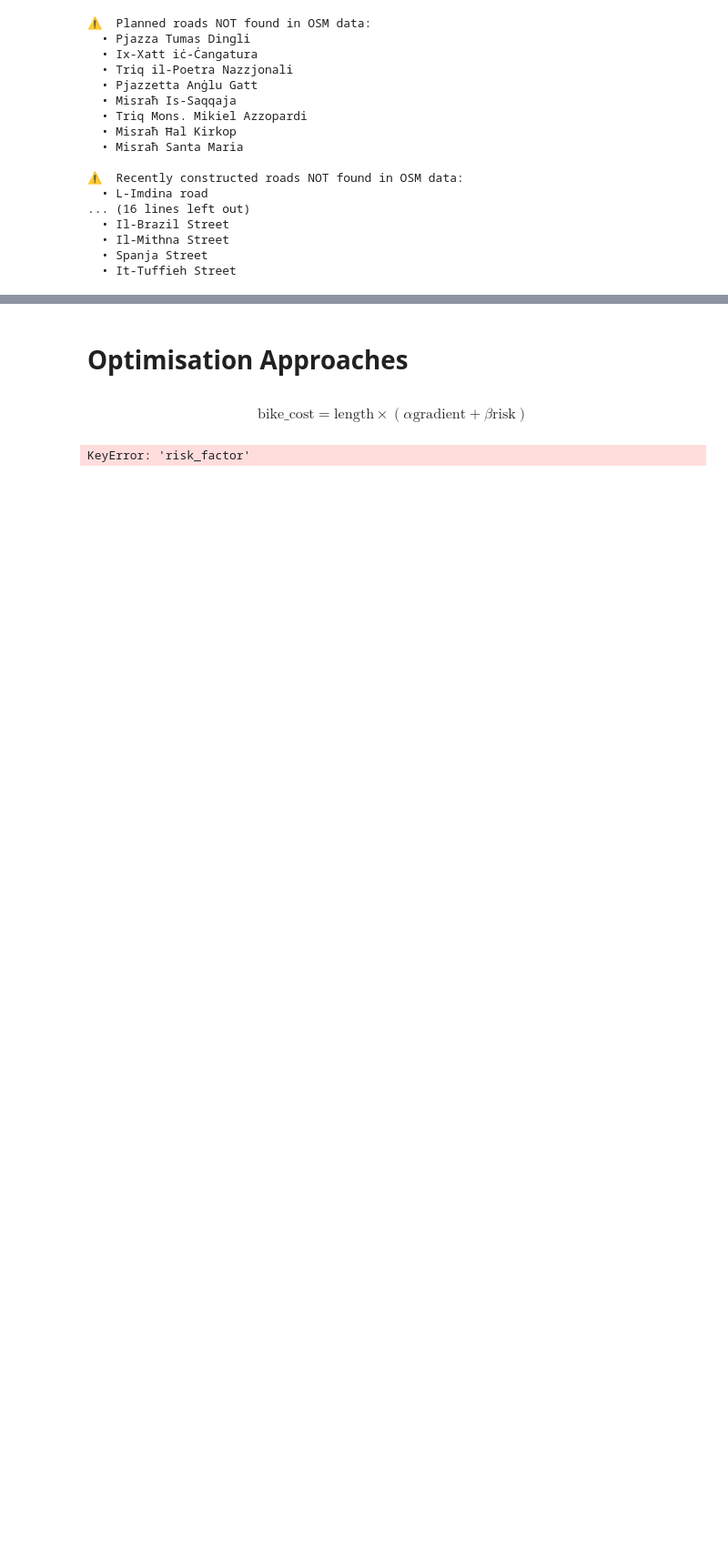
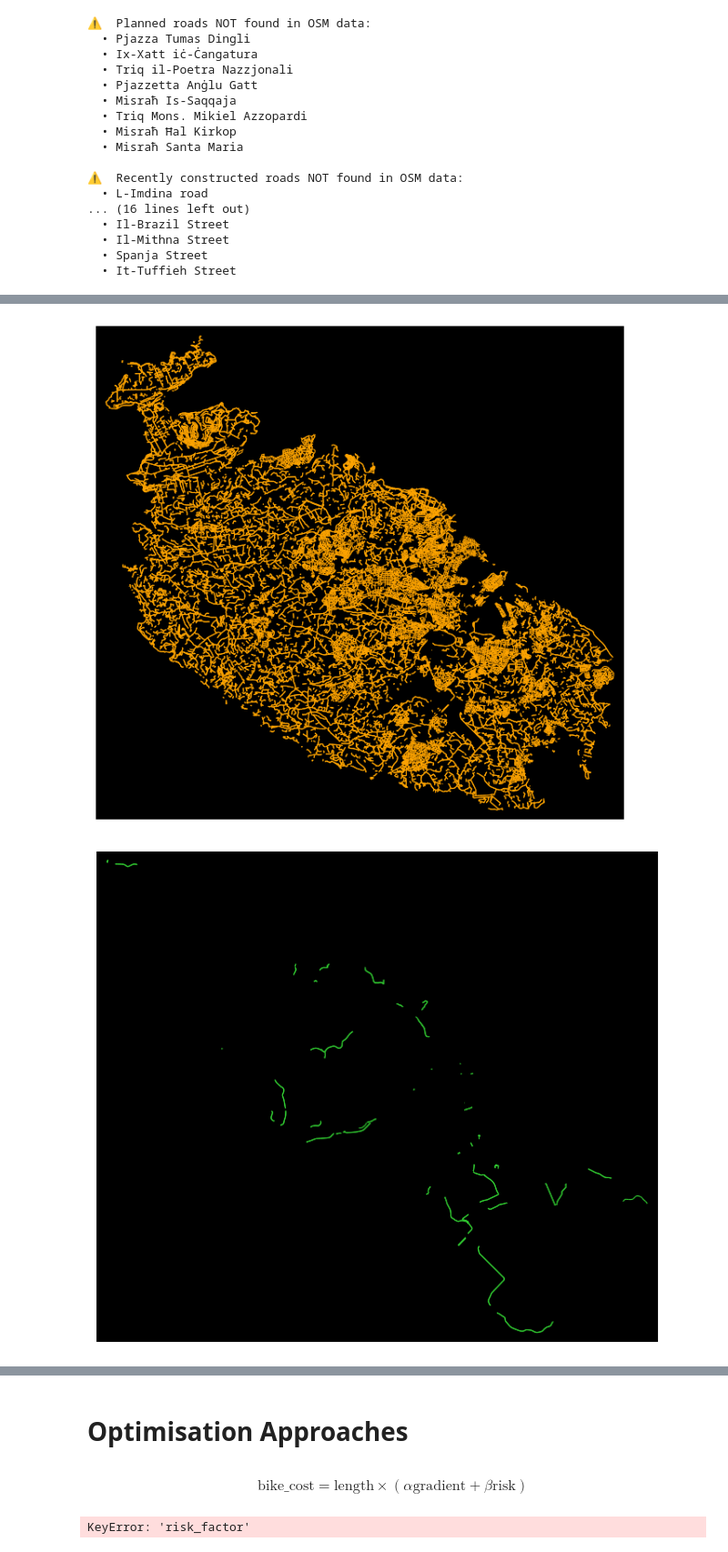
Before and after one commit to Matthew-Pirotta/FYP-OpenPaths, a Jupyter notebook: Code/main.ipynb, the cells around one changed output, grey strips where cells are left out. Shown at 91% size. Cells and saved outputs as stored; diff of their text form; code cells hidden in the pictures; blank space fills up the shorter version.

```diff
--- a/Code/main.ipynb
+++ b/Code/main.ipynb
@@ -309,0 +320,26 @@ if not_found_red:
+# %%
+protected_class = {"very_safe", "safe"}
+bikeable_class = protected_class.union({"moderate"})
+
+G_bikeable = graph_util.gen_safety_subgraph(G_bike,bikeable_class)
+G_protected = graph_util.gen_safety_subgraph(G_bike,protected_class)
+
+
+fig, ax = ox.plot_graph(
+    G_bikeable,
+    node_size=0,
+    edge_color="orange",
+    edge_linewidth=0.8,
+    bgcolor="k"
+)
+
+fig, ax = ox.plot_graph(
+    G_protected,
+    node_size=0,
+    edge_color="limegreen",
+    edge_linewidth=0.8,
+    bgcolor="k"
+)
+# %% [output]
+[figure, added]
+[figure, added]
```
Also changed, not shown: parts of 12 cells of this notebook, 7 other files.
